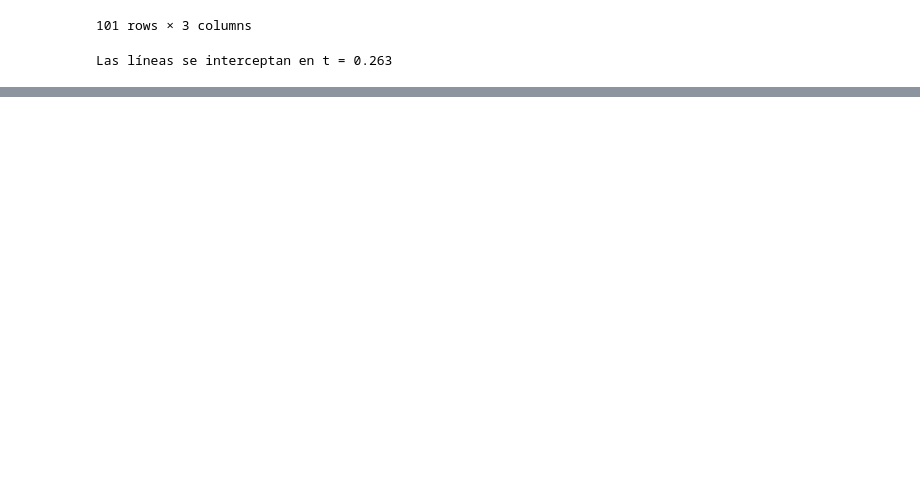
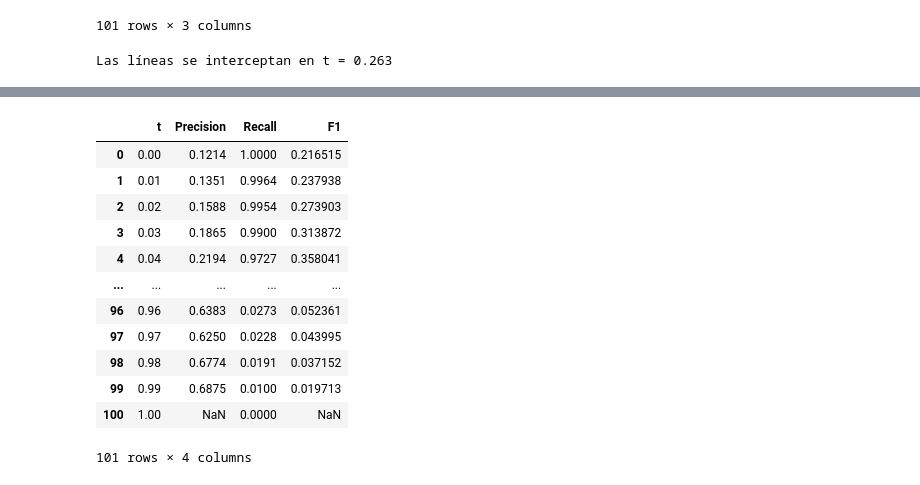
Before and after one commit to AlexanderPelaezJimenez/ml_zoomcamp_2024, a Jupyter notebook: week_4_evaluation/notebooks/homework_week_4.ipynb, the cells around one changed output, grey strips where cells are left out. Saved outputs shown, nothing was run; the diff lists cells and outputs as text; code cells hidden in the pictures; blank space fills up the shorter version.

```diff
--- a/week_4_evaluation/notebooks/homework_week_4.ipynb
+++ b/week_4_evaluation/notebooks/homework_week_4.ipynb
@@ -460,0 +391,17 @@ array([0.  , 0.01, 0.02, 0.03, 0.04, 0.05, 0.06, 0.07, 0.08, 0.09, 0.1 ,
+# %%
+df_scores['F1'] = 2 * ((df_scores['Precision'] * df_scores['Recall']) / (df_scores['Precision'] + df_scores['Recall']))
+df_scores
+# %% [output]
+|  | t | Precision | Recall | F1 |
+| 0 | 0.00 | 0.1214 | 1.0000 | 0.216515 |
+| 1 | 0.01 | 0.1351 | 0.9964 | 0.237938 |
+| 2 | 0.02 | 0.1588 | 0.9954 | 0.273903 |
+| 3 | 0.03 | 0.1865 | 0.9900 | 0.313872 |
+| 4 | 0.04 | 0.2194 | 0.9727 | 0.358041 |
+| ... | ... | ... | ... | ... |
+| 96 | 0.96 | 0.6383 | 0.0273 | 0.052361 |
+| 97 | 0.97 | 0.6250 | 0.0228 | 0.043995 |
+| 98 | 0.98 | 0.6774 | 0.0191 | 0.037152 |
+| 99 | 0.99 | 0.6875 | 0.0100 | 0.019713 |
+| 100 | 1.00 | NaN | 0.0000 | NaN |
+101 rows × 4 columns
```
Also changed, not shown: parts of 17 cells of this notebook.
